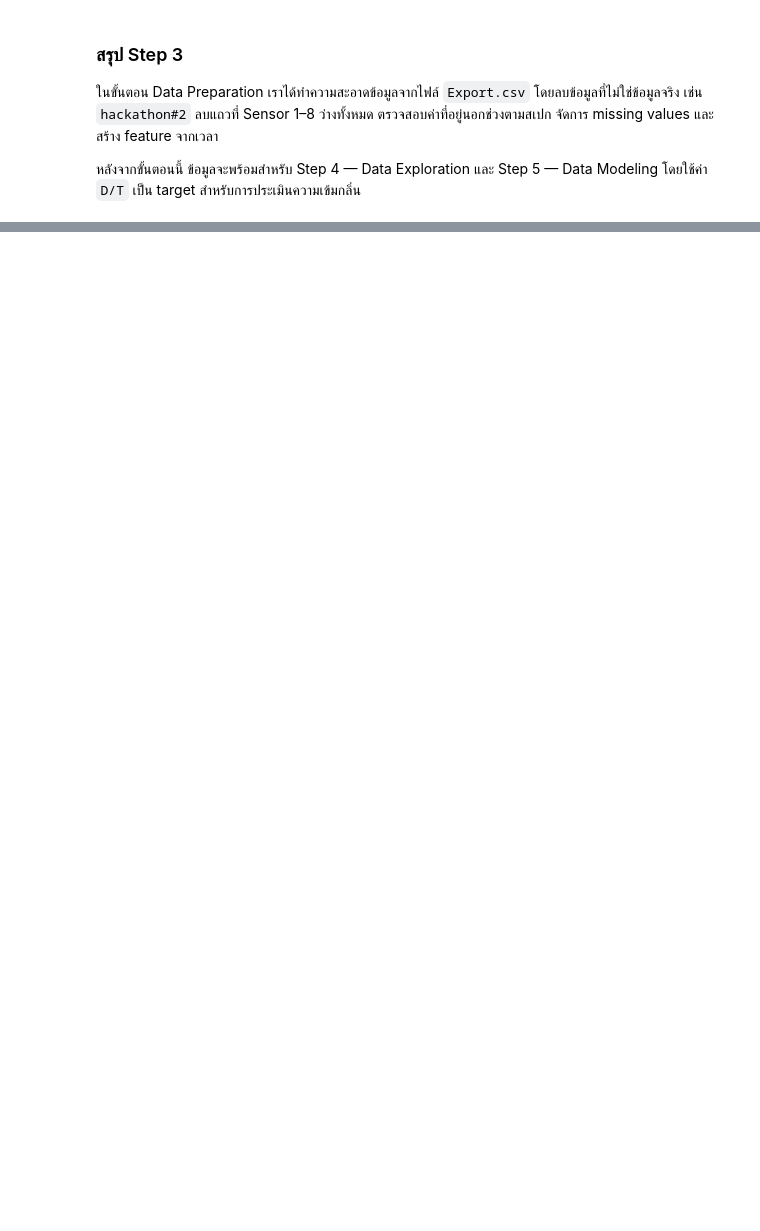
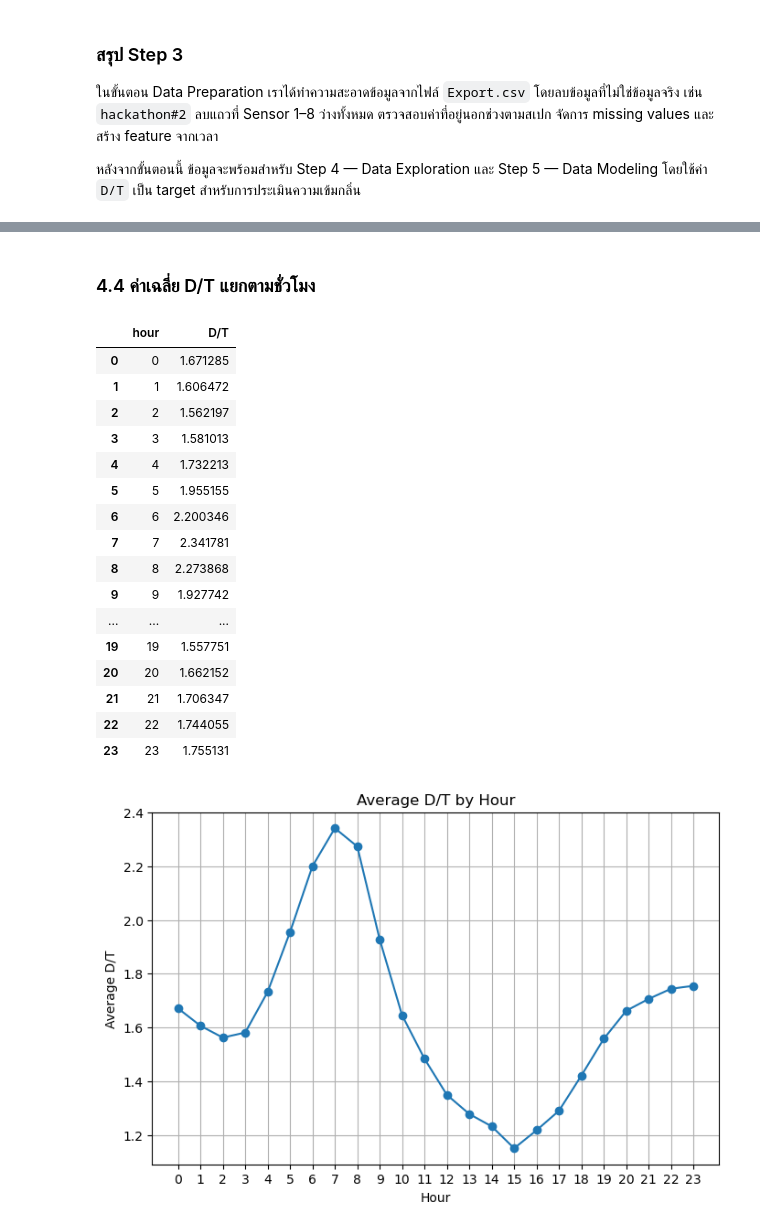
Before and after one commit to Panussu/HackathonGroup3, a Jupyter notebook: enose_analysis.ipynb, the cells around one changed output, grey strips where cells are left out. Cells and saved outputs as stored; diff of their text form; code cells hidden in the pictures; blank space fills up the shorter version.

```diff
--- a/enose_analysis.ipynb
+++ b/enose_analysis.ipynb
@@ -387,0 +743,36 @@ display(df_clean["D/T"].describe().to_frame("D/T"))
+# %% [markdown]
+### 4.4 ค่าเฉลี่ย D/T แยกตามชั่วโมง
+# %%
+df_clean["hour"] = df_clean["Time"].dt.hour
+
+hourly_dt = df_clean.groupby("hour")[target_col].mean().reset_index()
+
+display(hourly_dt)
+
+plt.figure(figsize=(8, 5))
+plt.plot(hourly_dt["hour"], hourly_dt[target_col], marker="o")
+plt.title("Average D/T by Hour")
+plt.xlabel("Hour")
+plt.ylabel("Average D/T")
+plt.xticks(range(0, 24))
+plt.grid(True)
+plt.show()
+# %% [output]
+|  | hour | D/T |
+| 0 | 0 | 1.671285 |
+| 1 | 1 | 1.606472 |
+| 2 | 2 | 1.562197 |
+| 3 | 3 | 1.581013 |
+| 4 | 4 | 1.732213 |
+| 5 | 5 | 1.955155 |
+| 6 | 6 | 2.200346 |
+| 7 | 7 | 2.341781 |
+| 8 | 8 | 2.273868 |
+| 9 | 9 | 1.927742 |
+| ... | ... | ... |
+| 19 | 19 | 1.557751 |
+| 20 | 20 | 1.662152 |
+| 21 | 21 | 1.706347 |
+| 22 | 22 | 1.744055 |
+| 23 | 23 | 1.755131 |
+[figure, added]
```
Also changed, not shown: parts of 30 cells of this notebook.
